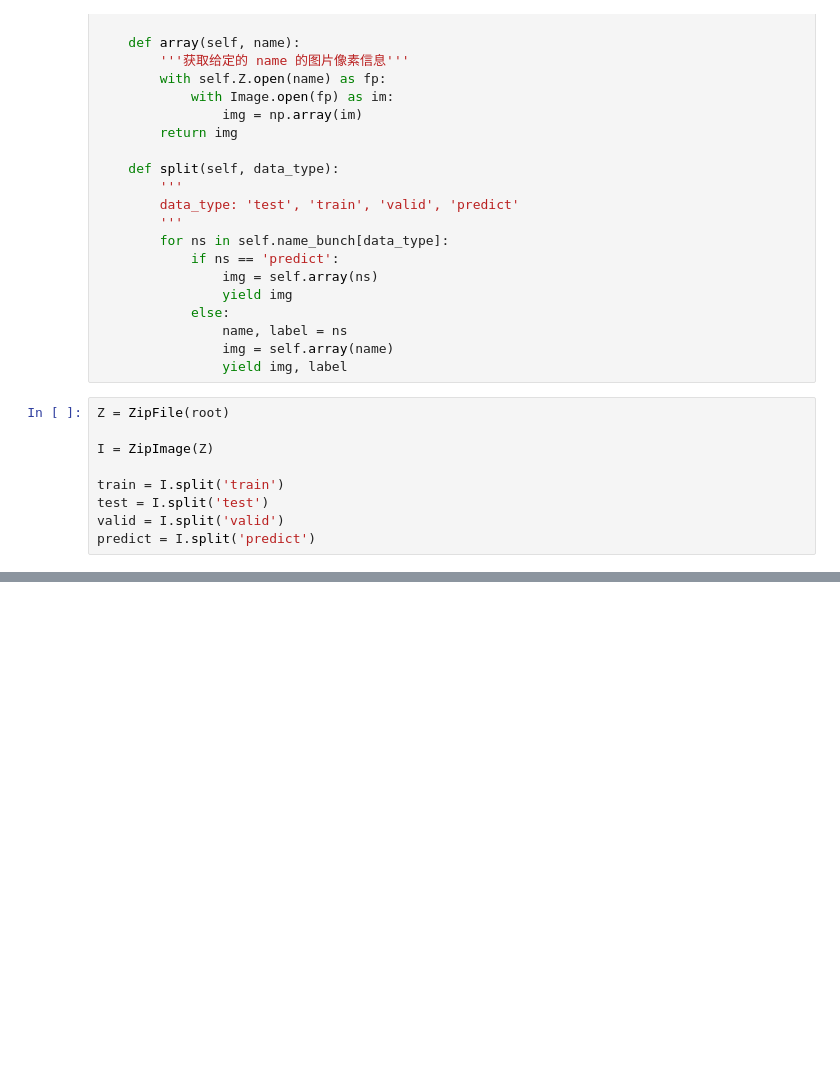
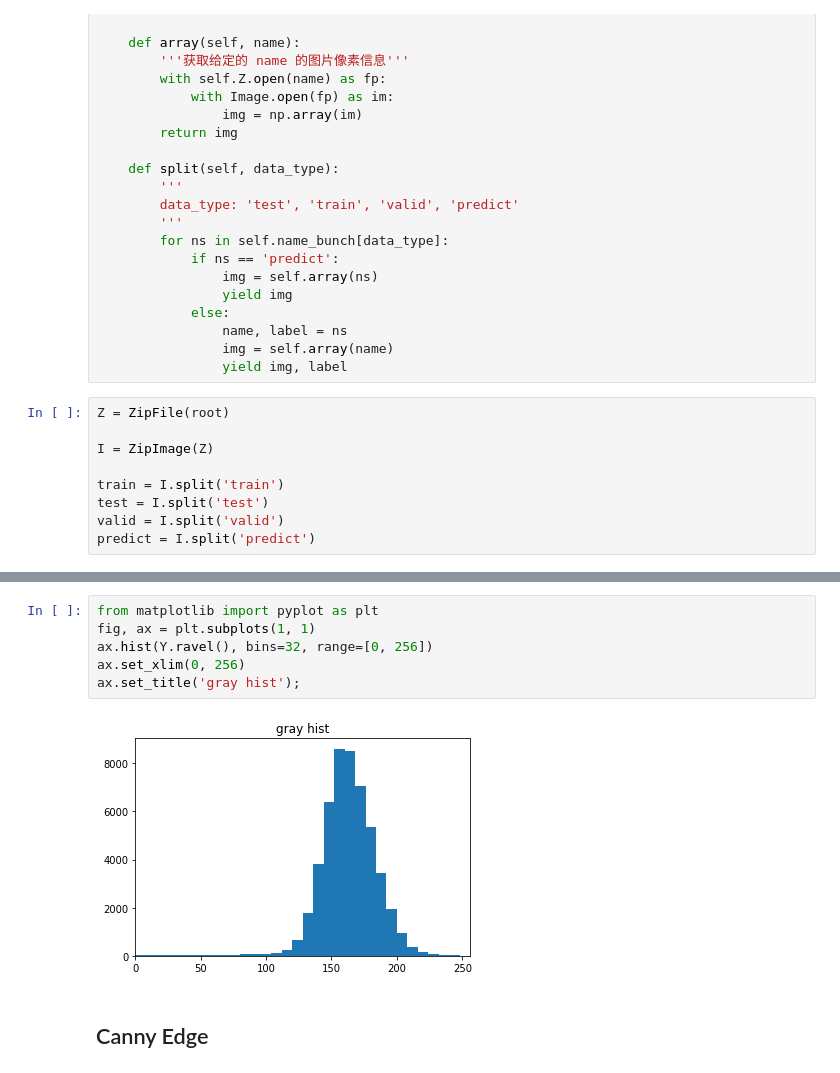
Before and after one commit to daobook/crack-book, a Jupyter notebook: docs/surface-crack-detection/01_crack-loader.ipynb, the cells around one changed output, grey strips where cells are left out. Drawn from its saved outputs; the diff is of its cells as text; blank space fills up the shorter version.

```diff
--- a/docs/surface-crack-detection/01_crack-loader.ipynb
+++ b/docs/surface-crack-detection/01_crack-loader.ipynb
@@ -87,0 +132,10 @@ Negative
+# %%
+from matplotlib import pyplot as plt
+fig, ax = plt.subplots(1, 1)
+ax.hist(Y.ravel(), bins=32, range=[0, 256])
+ax.set_xlim(0, 256)
+ax.set_title('gray hist');
+# %% [output]
+[figure, added]
+# %% [markdown]
+## Canny Edge
```
Also changed, not shown: parts of 13 cells of this notebook.
